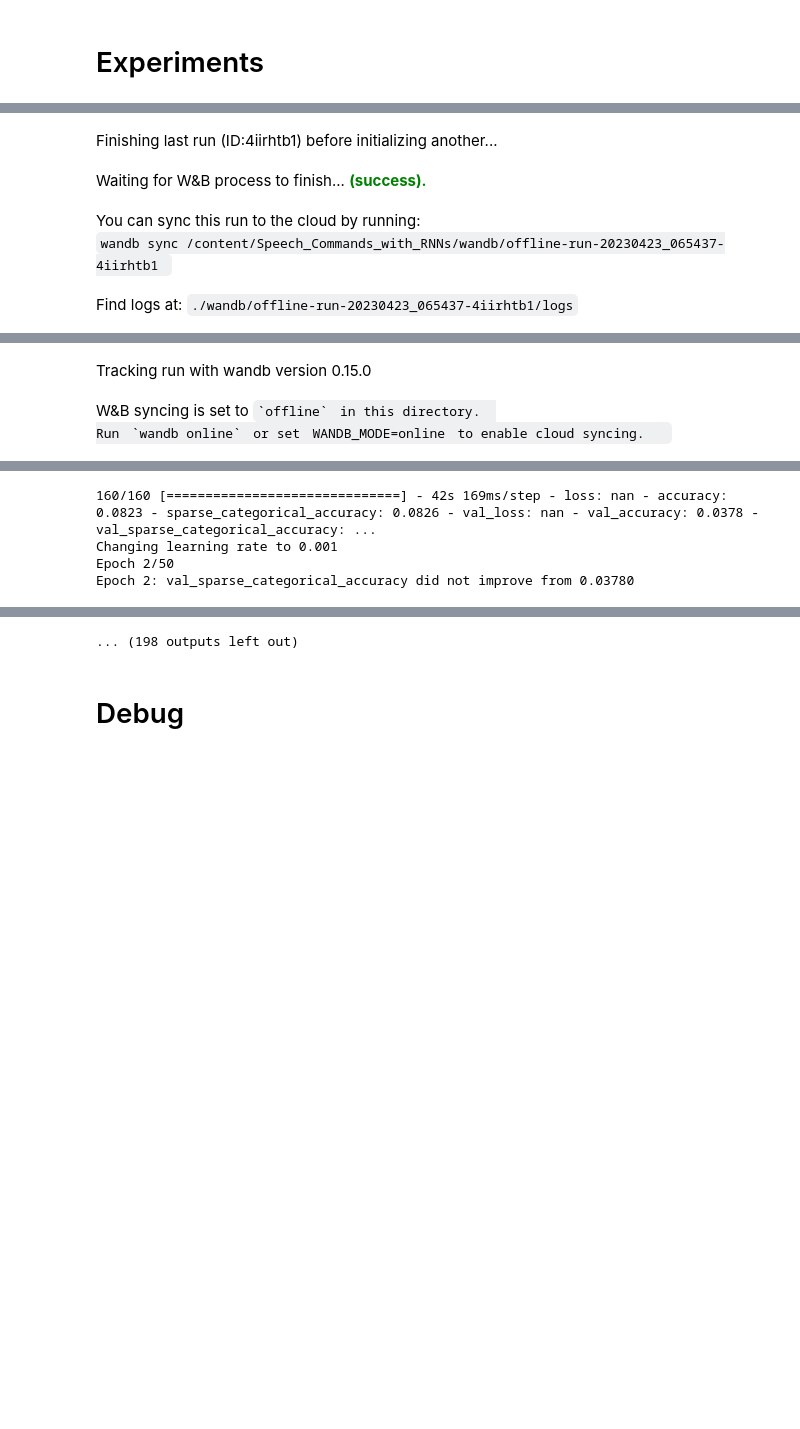
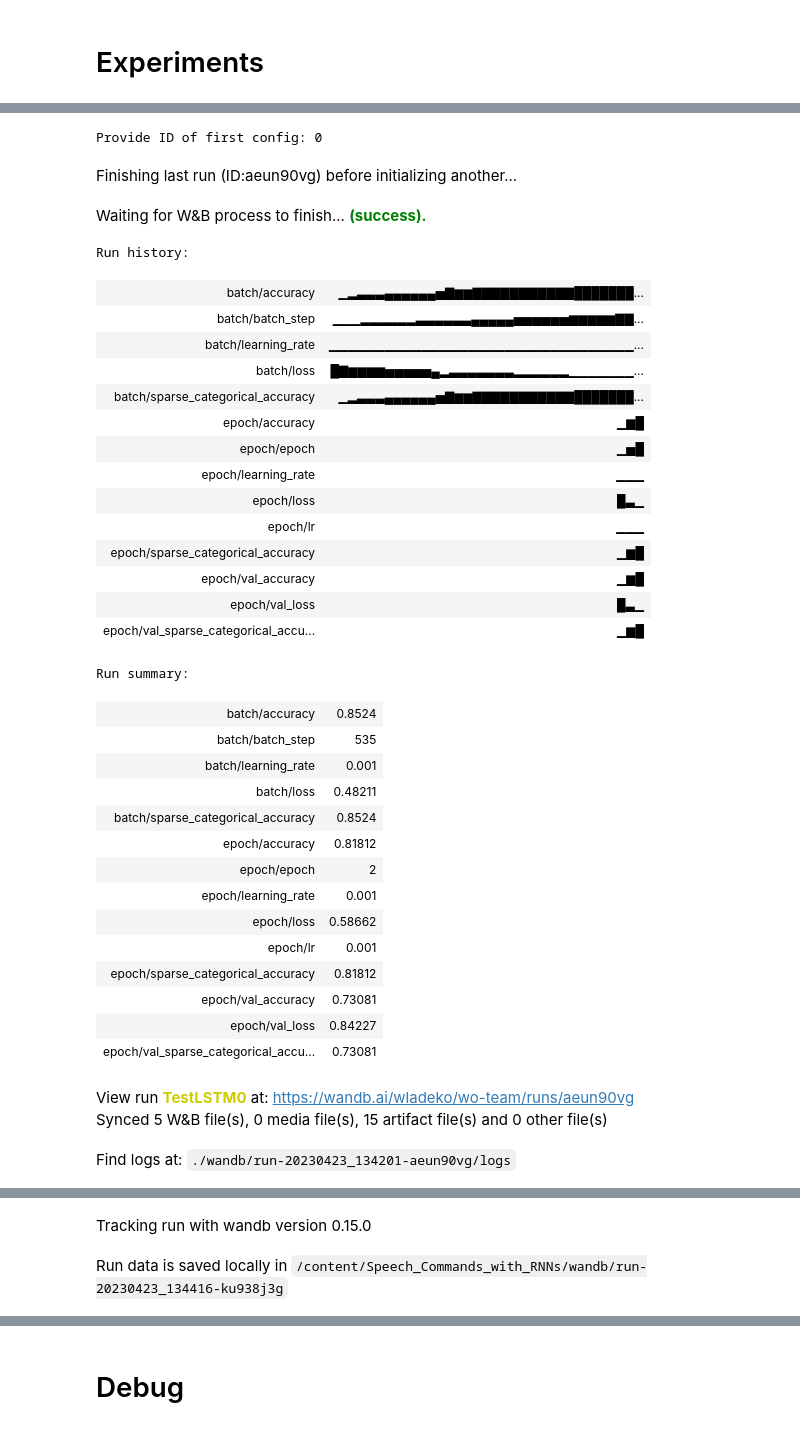
Before and after one commit to Wladeko/Speech_Commands_with_RNNs, a Jupyter notebook: main.ipynb, the cells around one changed output, grey strips where cells are left out. Drawn from its saved outputs; the diff is of its cells as text; code cells hidden in the pictures; blank space fills up the shorter version.

```diff
--- a/main.ipynb
+++ b/main.ipynb
@@ -157,9 +185,14 @@ from sklearn.preprocessing import OneHotEncoder
 # %%
+start_config = int(input("Provide ID of first config: "))
+
 for i, config in enumerate(configs):
+    if i < start_config:
+        continue
 
     set_seeds(config['dataloader']['seed'])
     config['model']['id'] = i
     NAME = config['model']['architecture'] + str(config['model']['id'])
+    config['model']['model_init'] = models[config['model']['architecture']]
 
     wandb.init(
         project = PROJECT,
@@ -172,58 +205,69 @@ for i, config in enumerate(configs):
     print(f"---------------\nConfig {i+1}/{l}\n---------------\n\n")
     print('Running config:', config, "\n")
 
+    input_shape = X_t.shape[1:]
 
-
-    input_shape = X_t.shape[1:]
-    # input_shape = (None, 8000)
-
-    # model = TestGRU(input_shape=input_shape, output_nodes=config['other']['num_classes'], dropout=config["training"]['dropout'])
-
-    model = Sequential()
-    model.add(BatchNormalization())
-    model.add(LSTM(
-        256,
-        input_shape=X_t.shape[1:],
-        return_sequences=True
-    ))
-    model.add(Dropout(0.3))
-    model.add(LSTM(512, return_sequences=True))
-    model.add(Dropout(0.3))
-    model.add(LSTM(256))
-    model.add(Dense(256))
-    model.add(Dropout(0.3))
-    model.add(Dense(y_t.shape[1]))
-    model.add(Activation('softmax'))
-
-    # model
+    model = get_test_model(input_shape=input_shape)
 
     model.compile(**config["compile"])
     earlystopper = EarlyStopping(**config["early_stopper"])
     checkpointer = ModelCheckpoint(NAME+'.h5', **config["checkpointer"])
     lrate = config["scheduler"]
 
 
     history = model.fit(
                 X_t,
                 y_t,
                 epochs=config['training']['n_epochs'],
                 validation_data=(X_v, y_v),
                 batch_size=config['dataloader']['batch_size'],
                 shuffle=True,
                 callbacks=[
                     earlystopper,
                     checkpointer,
                     lrate,
                     WandbMetricsLogger(log_freq=5),
-                    WandbModelCheckpoint("models")
+                    WandbModelCheckpoint("weights/wandb")
                 ])
     save_path = os.path.join(SAVE_PATH, NAME)
     model.save(save_path)
 
     wandb.finish()
+    !clear
 # %% [output]
+Provide ID of first config: 0
-Finishing last run (ID:4iirhtb1) before initializing another...
+Finishing last run (ID:aeun90vg) before initializing another...
 Waiting for W&B process to finish... (success).
+Run history:
+| batch/accuracy | ▁▂▃▃▃▄▄▄▄▄▄▅▇▆▆▇▇▇▇▇▇▇▇▇▇▇███████... |
+| batch/batch_step | ▁▁▁▂▂▂▂▂▂▃▃▃▃▃▃▄▄▄▄▄▅▅▅▅▅▅▆▆▆▆▆▇▇... |
+| batch/learning_rate | ▁▁▁▁▁▁▁▁▁▁▁▁▁▁▁▁▁▁▁▁▁▁▁▁▁▁▁▁▁▁▁▁▁... |
+| batch/loss | █▇▆▆▆▆▅▅▅▅▅▄▂▃▃▃▃▃▃▃▂▂▂▂▂▂▁▁▁▁▁▁▁... |
+| batch/sparse_categorical_accuracy | ▁▂▃▃▃▄▄▄▄▄▄▅▇▆▆▇▇▇▇▇▇▇▇▇▇▇███████... |
+| epoch/accuracy | ▁▆█ |
+| epoch/epoch | ▁▅█ |
+| epoch/learning_rate | ▁▁▁ |
+| epoch/loss | █▃▁ |
+| epoch/lr | ▁▁▁ |
+| epoch/sparse_categorical_accuracy | ▁▆█ |
+| epoch/val_accuracy | ▁▆█ |
+| epoch/val_loss | █▃▁ |
+| epoch/val_sparse_categorical_accu... | ▁▆█ |
+Run summary:
+| batch/accuracy | 0.8524 |
+| batch/batch_step | 535 |
+| batch/learning_rate | 0.001 |
+| batch/loss | 0.48211 |
+| batch/sparse_categorical_accuracy | 0.8524 |
+| epoch/accuracy | 0.81812 |
+| epoch/epoch | 2 |
+| epoch/learning_rate | 0.001 |
+| epoch/loss | 0.58662 |
+| epoch/lr | 0.001 |
+| epoch/sparse_categorical_accuracy | 0.81812 |
+| epoch/val_accuracy | 0.73081 |
+| epoch/val_loss | 0.84227 |
+| epoch/val_sparse_categorical_accu... | 0.73081 |
-You can sync this run to the cloud by running:
-wandb sync /content/Speech_Commands_with_RNNs/wandb/offline-run-20230423_065437-4iirhtb1
+View run TestLSTM0 at: https://wandb.ai/wladeko/wo-team/runs/aeun90vg
+Synced 5 W&B file(s), 0 media file(s), 15 artifact file(s) and 0 other file(s)
-Find logs at: ./wandb/offline-run-20230423_065437-4iirhtb1/logs
+Find logs at: ./wandb/run-20230423_134201-aeun90vg/logs
@@ -231,3 +275,2 @@ Successfully finished last run (ID:4iirhtb1). Initializing new run:
 Tracking run with wandb version 0.15.0
-W&B syncing is set to `offline` in this directory.
-Run `wandb online` or set WANDB_MODE=online to enable cloud syncing.
+Run data is saved locally in /content/Speech_Commands_with_RNNs/wandb/run-20230423_134416-ku938j3g
@@ -246,4 +276,0 @@ wandb: Adding directory to artifact (./models)... Done. 0.1s
-160/160 [==============================] - 42s 169ms/step - loss: nan - accuracy: 0.0823 - sparse_categorical_accuracy: 0.0826 - val_loss: nan - val_accuracy: 0.0378 - val_sparse_categorical_accuracy: ...
-Changing learning rate to 0.001
-Epoch 2/50
-Epoch 2: val_sparse_categorical_accuracy did not improve from 0.03780
@@ -256,4 +278,3 @@ Epoch 3: val_sparse_categorical_accuracy did not improve from 0.03780
-... (198 outputs left out)
 # %% [markdown]
 # Debug
 # %% [markdown]
```
Also changed, not shown: parts of 20 cells of this notebook.
